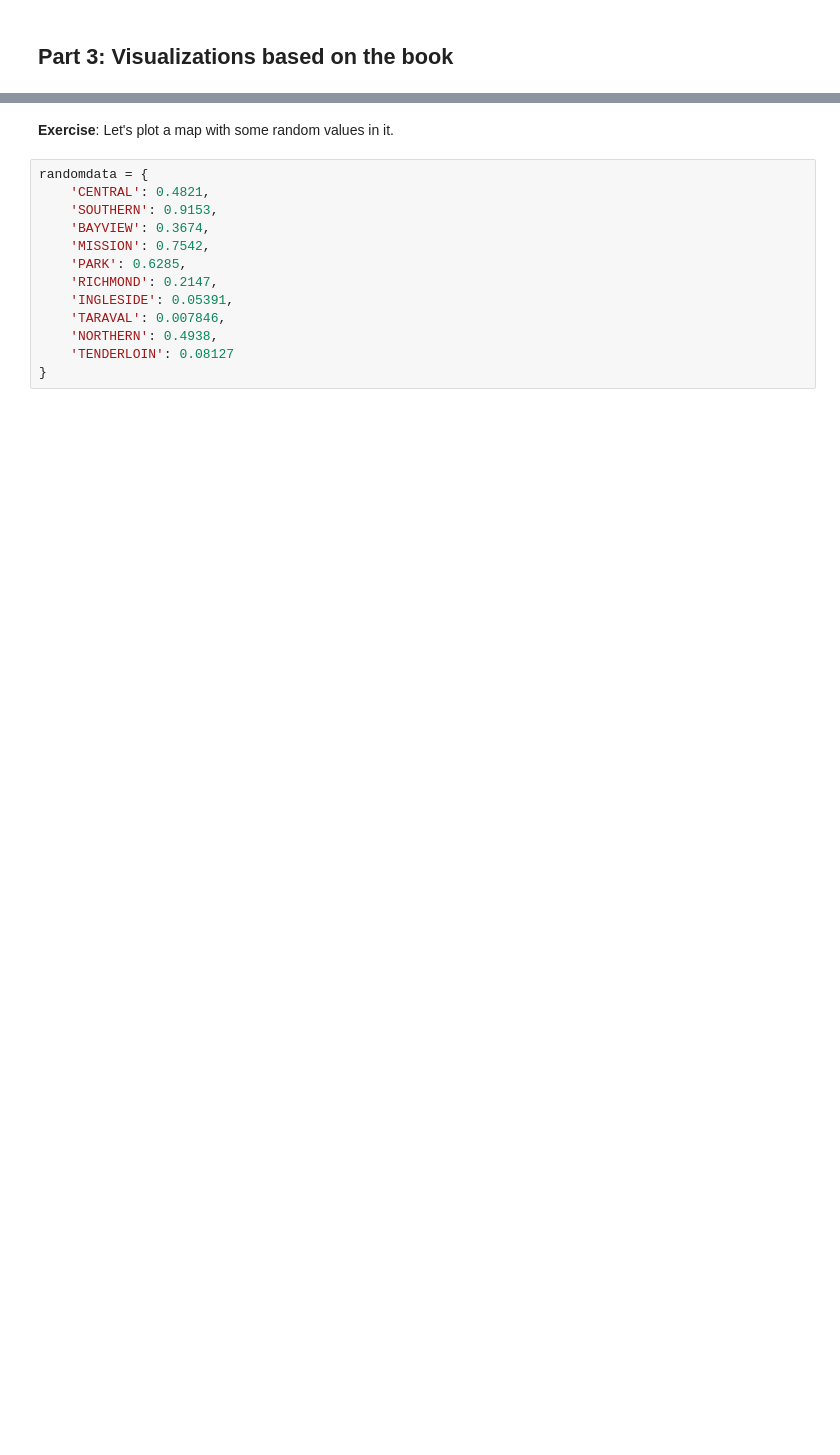
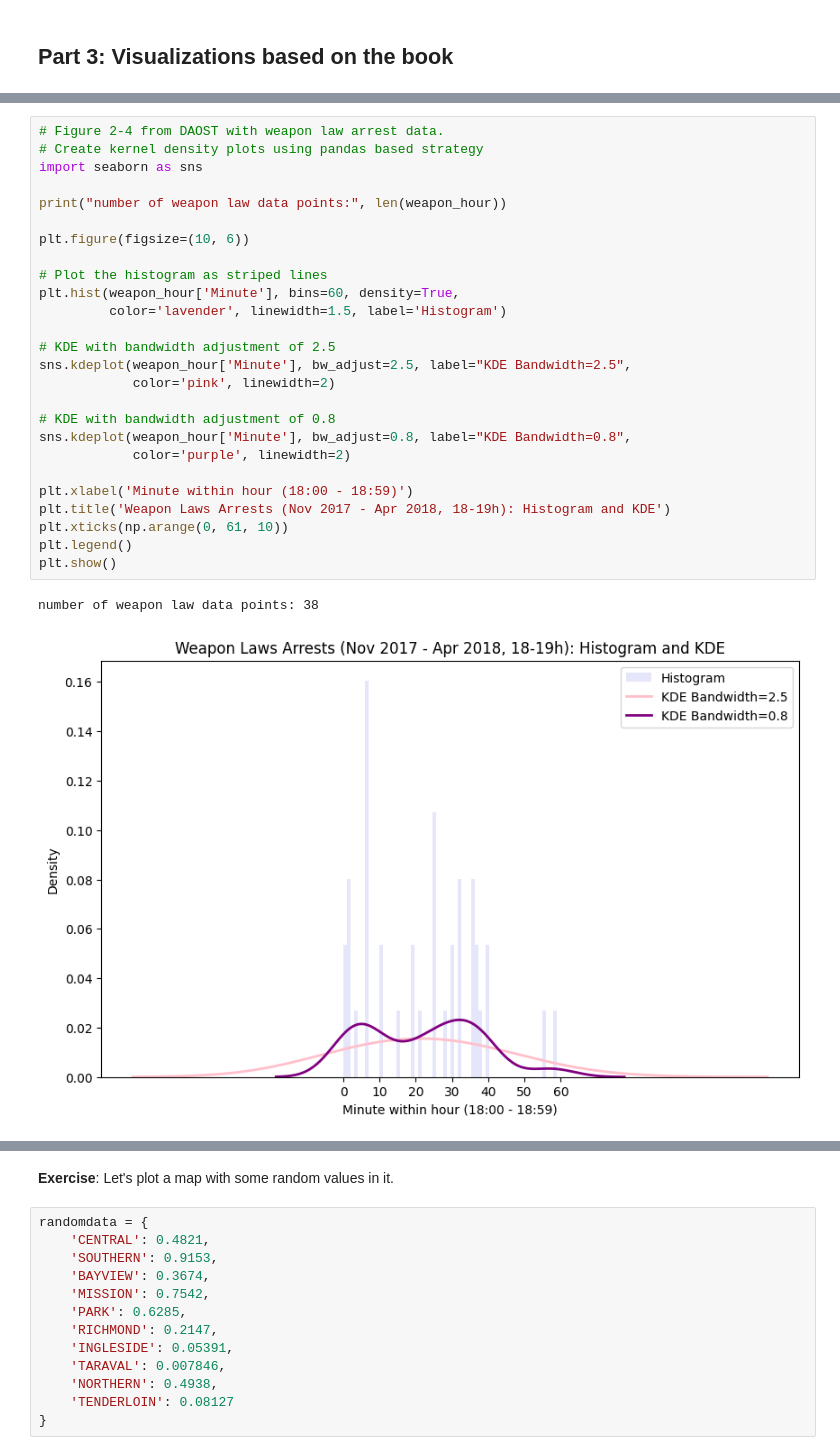
Before and after one commit to AleksandarLukic96/02806_Social_Data, a Jupyter notebook: notebooks/W3_Paula.ipynb, the cells around one changed output, grey strips where cells are left out. Saved outputs shown, nothing was run; the diff lists cells and outputs as text; blank space fills up the shorter version.

```diff
--- a/notebooks/W3_Paula.ipynb
+++ b/notebooks/W3_Paula.ipynb
@@ -78,0 +130,29 @@ plt.show()
+# %%
+# Figure 2-4 from DAOST with weapon law arrest data.
+# Create kernel density plots using pandas based strategy
+import seaborn as sns
+
+print("number of weapon law data points:", len(weapon_hour))
+
+plt.figure(figsize=(10, 6))
+
+# Plot the histogram as striped lines
+plt.hist(weapon_hour['Minute'], bins=60, density=True,
+         color='lavender', linewidth=1.5, label='Histogram')
+
+# KDE with bandwidth adjustment of 2.5
+sns.kdeplot(weapon_hour['Minute'], bw_adjust=2.5, label="KDE Bandwidth=2.5",
+            color='pink', linewidth=2)
+
+# KDE with bandwidth adjustment of 0.8
+sns.kdeplot(weapon_hour['Minute'], bw_adjust=0.8, label="KDE Bandwidth=0.8",
+            color='purple', linewidth=2)
+
+plt.xlabel('Minute within hour (18:00 - 18:59)')
+plt.title('Weapon Laws Arrests (Nov 2017 - Apr 2018, 18-19h): Histogram and KDE')
+plt.xticks(np.arange(0, 61, 10))
+plt.legend()
+plt.show()
+# %% [output]
+number of weapon law data points: 38
+[figure, added]
```
Also changed, not shown: parts of 24 cells of this notebook.
